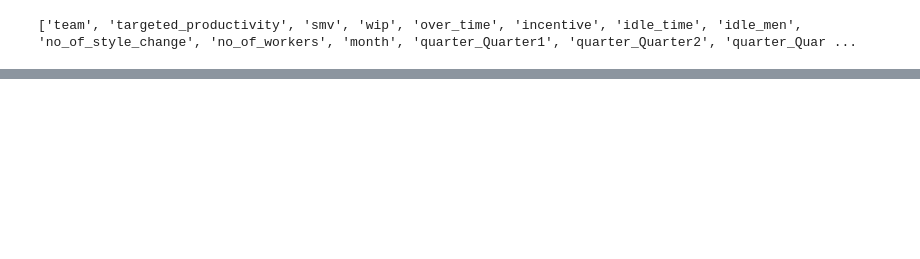
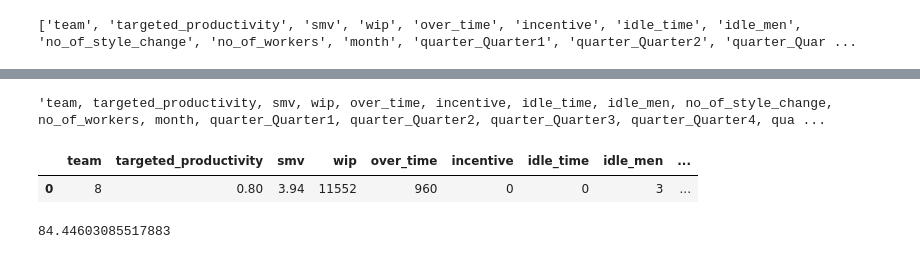
Before and after one commit to deprajapati/Project-for-User-Auth, a Jupyter notebook: code/training/ml_code2.ipynb, the cells around one changed output, grey strips where cells are left out. Drawn from its saved outputs; the diff is of its cells as text; code cells hidden in the pictures; blank space fills up the shorter version.

Commit message:
predict_update

```diff
--- a/code/training/ml_code2.ipynb
+++ b/code/training/ml_code2.ipynb
@@ -493,0 +554,2 @@ for i in X_test.select_dtypes(include = 'object').columns.to_list():
+# %%
+pd.set_option('display.max_columns', None)
@@ -493,0 +597,77 @@ for i in X_test.select_dtypes(include = 'object').columns.to_list():
+# %%
+", ".join(X_test.columns.to_list())
+# %% [output]
+'team, targeted_productivity, smv, wip, over_time, incentive, idle_time, idle_men, no_of_style_change, no_of_workers, month, quarter_Quarter1, quarter_Quarter2, quarter_Quarter3, quarter_Quarter4, qua ...
+# %%
+import pandas as pd
+def make_df(team, targeted_productivity, smv, wip, over_time, incentive, idle_time, idle_men, no_of_style_change, no_of_workers, month, quarter_Quarter1, quarter_Quarter2, quarter_Quarter3, quarter_Quarter4, quarter_Quarter5,
+            day_Sunday,
+            day_Monday,
+            day_Tuesday,
+            day_Wednesday,
+            day_Thursday,
+            day_Saturday,
+        ):
+    dfinp = pd.DataFrame({
+        'team' : [team],
+        'targeted_productivity' : [targeted_productivity],
+        'smv' : [smv],
+        'wip' : [wip],
+        'over_time' : [over_time],
+        'incentive' : [incentive],
+        'idle_time' : [idle_time],
+        'idle_men': [idle_men],
+        'no_of_style_change' : [no_of_style_change],
+        'no_of_workers' : [no_of_workers],
+        'month' : [month],
+        'quarter_Quarter1' : [quarter_Quarter1],
+        'quarter_Quarter2' : [quarter_Quarter2],
+        'quarter_Quarter3' : [quarter_Quarter3],
+        'quarter_Quarter4' : [quarter_Quarter4],
+        'quarter_Quarter5' : [quarter_Quarter5],
+        'day_Monday' : [day_Monday],
+        'day_Saturday' : [day_Saturday],
+        'day_Sunday' : [day_Sunday],
+        'day_Thursday' : [day_Thursday],
+        'day_Tuesday' : [day_Tuesday],
+        'day_Wednesday' : [day_Wednesday]
+    })
+    return dfinp
+
+
+inp = make_df(team = 8,
+              targeted_productivity = 0.8,
+              smv = 3.94,
+              wip = 11552,
+              over_time = 960,
+              incentive = 0,
+              idle_time = 0,
+              idle_men = 3,
+              no_of_style_change = 0,
+              no_of_workers = 59,
+              month = 1,
+              quarter_Quarter1 = 1,
+              quarter_Quarter2 = 0,
+              quarter_Quarter3 = 0,
+              quarter_Quarter4 = 0,
+              quarter_Quarter5 = 0,
+              day_Monday = 1,
+              day_Saturday = 0,
+              day_Sunday = 0,
+              day_Thursday = 0,
+              day_Tuesday = 0,
+              day_Wednesday = 0,
+              )
+
+inp
+# %% [output]
+|  | team | targeted_productivity | smv | wip | over_time | incentive | idle_time | idle_men | ... |
+| 0 | 8 | 0.80 | 3.94 | 11552 | 960 | 0 | 0 | 3 | ... |
+# %%
+def predict_performance(inp):
+    model = load_xgb_model()
+    return model.predict(inp)[0] * 100
+
+predict_performance(inp)
+# %% [output]
+84.44603085517883
```
Also changed, not shown: parts of 25 cells of this notebook, 12 other files.
